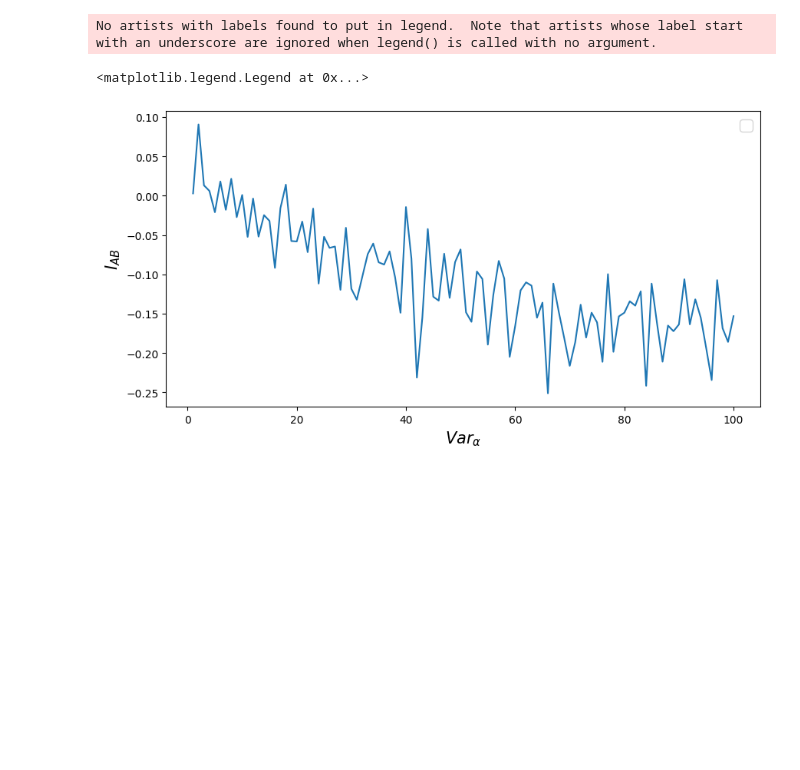
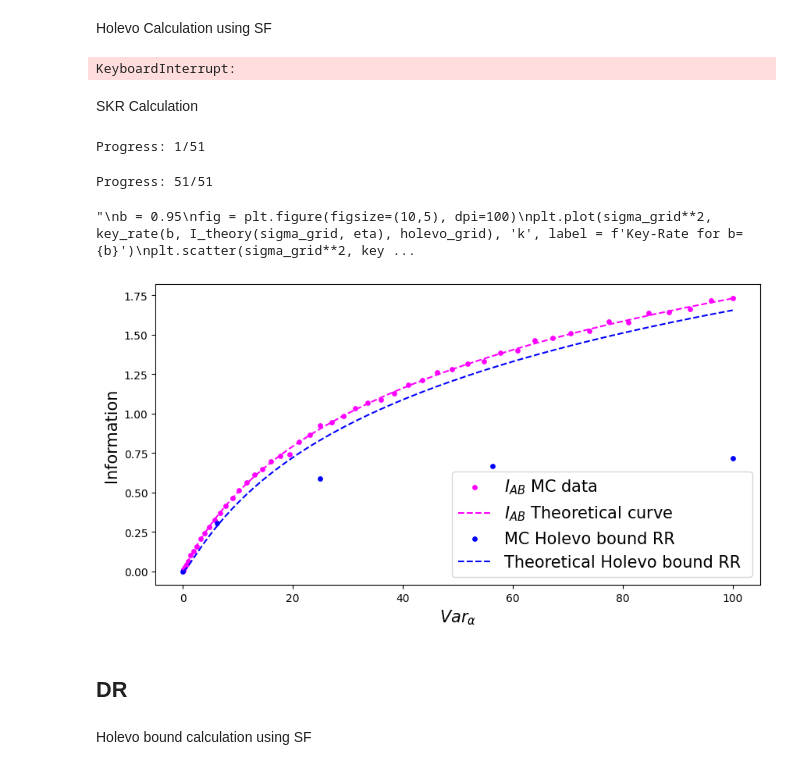
Before and after one commit to KPourgourides/Quantum-Communications-Internship-IRIDA-, a Jupyter notebook: coherent_channel_SF.ipynb, the cells around one changed output. Drawn from its saved outputs; the diff is of its cells as text; code cells hidden in the pictures; blank space fills up the shorter version.

Commit message:
tried holevo bound using SF for DR, RR, corrected mutual information plot, added values from paper for theoretical holevo in RR

```diff
--- a/coherent_channel_SF.ipynb
+++ b/coherent_channel_SF.ipynb
@@ -87,3 +86,0 @@ for sigma in sigma_grid:
-# %%
-def key_rate(recon_eff, I, x):
-    return recon_eff*np.array(I)-np.array(x)
@@ -89,0 +89,2 @@ def key_rate(recon_eff, I, x):
+# %% [markdown]
+Holevo Calculation using SF
@@ -90,12 +187,62 @@ def key_rate(recon_eff, I, x):
+# %%
+eta = 0.1
+key_len = 1500
+size = 5
+sigma_grid = np.linspace(0,10,size)
+holevo_grid=np.zeros((size))
+for i, sigma in enumerate(sigma_grid):
+    rho_E, chi_EB = eve_state_RR(eta, sigma**2, key_len)
+    holevo_grid[i] = chi_EB
+    print(f"\rProgress: {i+1}/{len(sigma_grid)}", end="", flush=True)
+# %% [output]
+KeyboardInterrupt:
+# %% [markdown]
+SKR Calculation
+# %%
+eta = 0.1
+keylen=10000
+size = 51
+sigma_grid = np.linspace(0,10,size)
+I_grid = np.zeros((size))
+holevo_th_grid = np.zeros((size))
+
+for i,sigma in enumerate(sigma_grid):
+    alice_bitstr, bob_bitstr = sf_protocol(eta, sigma**2, keylen)
+    rho = np.corrcoef(alice_bitstr, bob_bitstr)[0, 1]
+    I_AB = -0.5 * np.log2(1 - rho**2)
+    I_grid[i] = I_AB
+    holevo_th_grid[i] = holevo_bound(*lambda_RR(sigma**2, eta))
+
+    print(f"\rProgress: {i+1}/{len(sigma_grid)}", end="", flush=True)
+# %% [output]
+Progress: 1/51
+Progress: 51/51
 # %%
+b = 0.95
+sigma_grid2 = np.linspace(0,10,5)
+size = 51
+sigma_grid = np.linspace(0,10,size)
 fig = plt.figure(figsize=(10,5), dpi=100)
-#plt.scatter(sigma_grid, I_grid, s=15, color = 'magenta', label='MC data')
-#plt.plot(sigma_grid, 1/2*np.log2(1+(sigma_grid**2*eta)/(1+eta*(1-1))), 'k', label='Theoretical curve')
-plt.plot(sigma_grid, key_rate(0.95, I_grid, holevo_grid))
+plt.scatter(sigma_grid**2, I_grid, s=15, color = 'magenta', label=r'$I_{AB}$ MC data')
+plt.plot(sigma_grid**2, I_theory(sigma_grid**2, eta), '--', color='magenta', label=r'$I_{AB}$ Theoretical curve')
+plt.scatter(sigma_grid2**2, holevo_grid, s=15, color = 'blue', label = 'MC Holevo bound RR')
+plt.plot(sigma_grid**2, holevo_th_grid, 'b--', label = 'Theoretical Holevo bound RR ')
 plt.xlabel(r'$Var_{{\alpha}}$', fontsize=15)
-plt.ylabel(r'$I_{{AB}}$', fontsize=15)
+plt.ylabel(r'Information', fontsize=15)
 plt.legend(fontsize=15)
+
+b = 0.95
+fig = plt.figure(figsize=(10,5), dpi=100)
+plt.plot(sigma_grid**2, key_rate(b, I_theory(sigma_grid, eta), holevo_th_grid), 'k', label = f'Key-Rate for b={b}')
+plt.scatter(sigma_grid**2, key_rate(b, I_grid, holevo_th_grid), s=15, color = 'magenta', label = f'MC Key-Rate for b={b}')
+plt.xlabel(r'$Var_{{\alpha}}$', fontsize=15)
+plt.ylim(0)
+plt.ylabel(r'$K$', fontsize=15)
+plt.legend(fontsize=15)
 # %% [output]
-No artists with labels found to put in legend.  Note that artists whose label start with an underscore are ignored when legend() is called with no argument.
+"\nb = 0.95\nfig = plt.figure(figsize=(10,5), dpi=100)\nplt.plot(sigma_grid**2, key_rate(b, I_theory(sigma_grid, eta), holevo_grid), 'k', label = f'Key-Rate for b={b}')\nplt.scatter(sigma_grid**2, key ...
-<matplotlib.legend.Legend at 0x...>
-[figure, old version]
+[figure, new version]
+# %% [markdown]
+## DR
+# %% [markdown]
+Holevo bound calculation using SF
```
Also changed, not shown: parts of 10 cells of this notebook.
